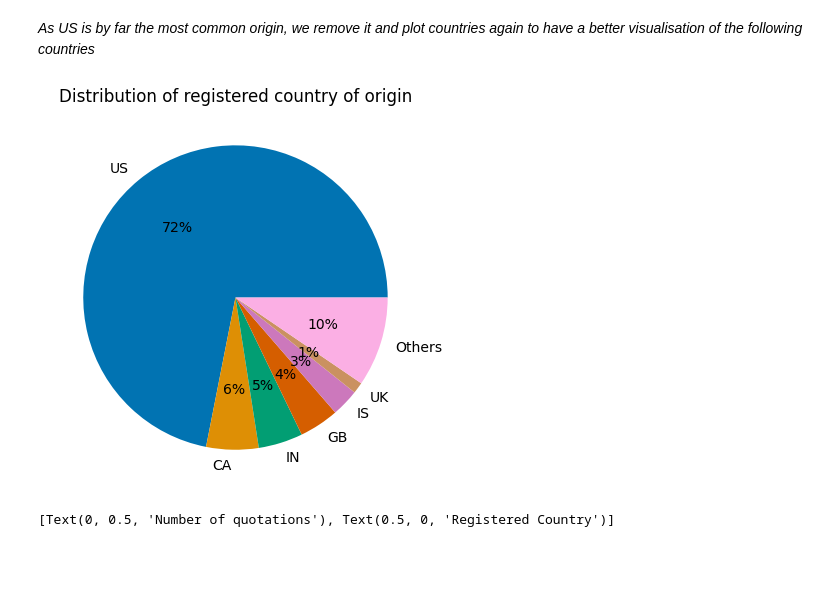
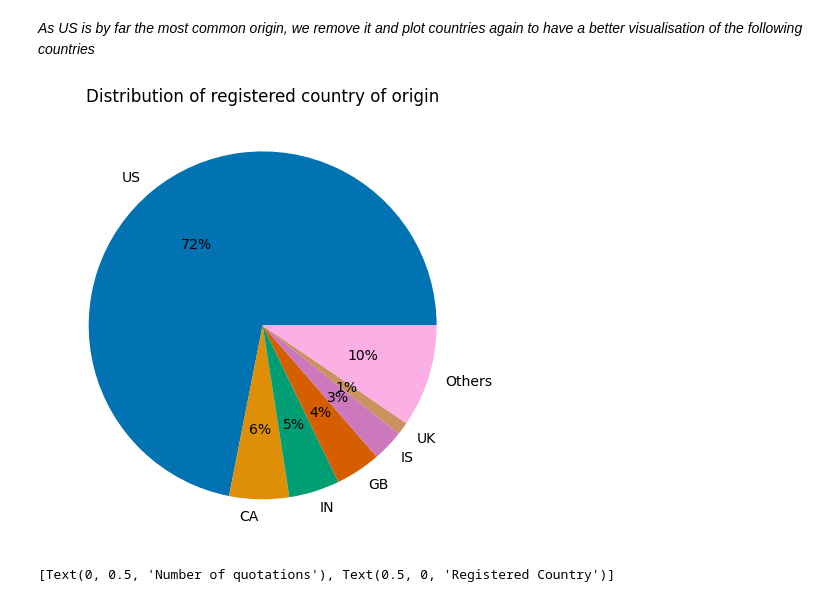
Before and after one commit to epfl-ada/ada-2021-project-adacadabra, a Jupyter notebook: 2_ADDITIONNAL_DATASETS/NEWSPAPER_METADATA/whois_requests.ipynb, the cells around one changed output. Saved outputs shown, nothing was run; the diff lists cells and outputs as text; code cells hidden in the pictures; blank space fills up the shorter version.

```diff
--- a/2_ADDITIONNAL_DATASETS/NEWSPAPER_METADATA/whois_requests.ipynb
+++ b/2_ADDITIONNAL_DATASETS/NEWSPAPER_METADATA/whois_requests.ipynb
@@ -176,16 +168,17 @@ ax.set(ylabel='Number of quotations',xlabel="Registered Country")
 # %%
 df_pie_country = df_country.copy()
 df_pie_country.drop(labels= df_pie_country[6:].index, axis=0,inplace=True)
 new_row = {'country': 'Others', 'count': df_country[6:]['count'].sum()}
 df_pie_country = df_pie_country.append(new_row, ignore_index = True)
 fig, ax = plt.subplots(1,1)
 colors = sns.color_palette("colorblind")
 ax.pie(x=df_pie_country['count'],labels=df_pie_country['country'],colors=colors,autopct='%1.f%%',pctdistance=0.6,labeldistance=1.1);
 ax.set_title('Distribution of registered country of origin')
 fig.savefig(images_path+'metadataPlot_country_pie.svg',format = 'svg',bbox_inches='tight')
-fig.savefig(images_path+'metadataPlot_country_pie.png',format = 'png',bbox_inches='tight')
+fig.set_size_inches(8,8)
+fig.savefig(images_path+'metadataPlot_country_pie.png',format = 'png',dpi=2000/8,bbox_inches='tight')
 # %% [output]
-[figure, old version]
+[figure, new version]
 # %%
 ax = sns.barplot(x="country", y="count",data=df_country[1:20])
 plt.xticks(rotation=60, ha='right')
```
Also changed, not shown: parts of 5 cells of this notebook.
